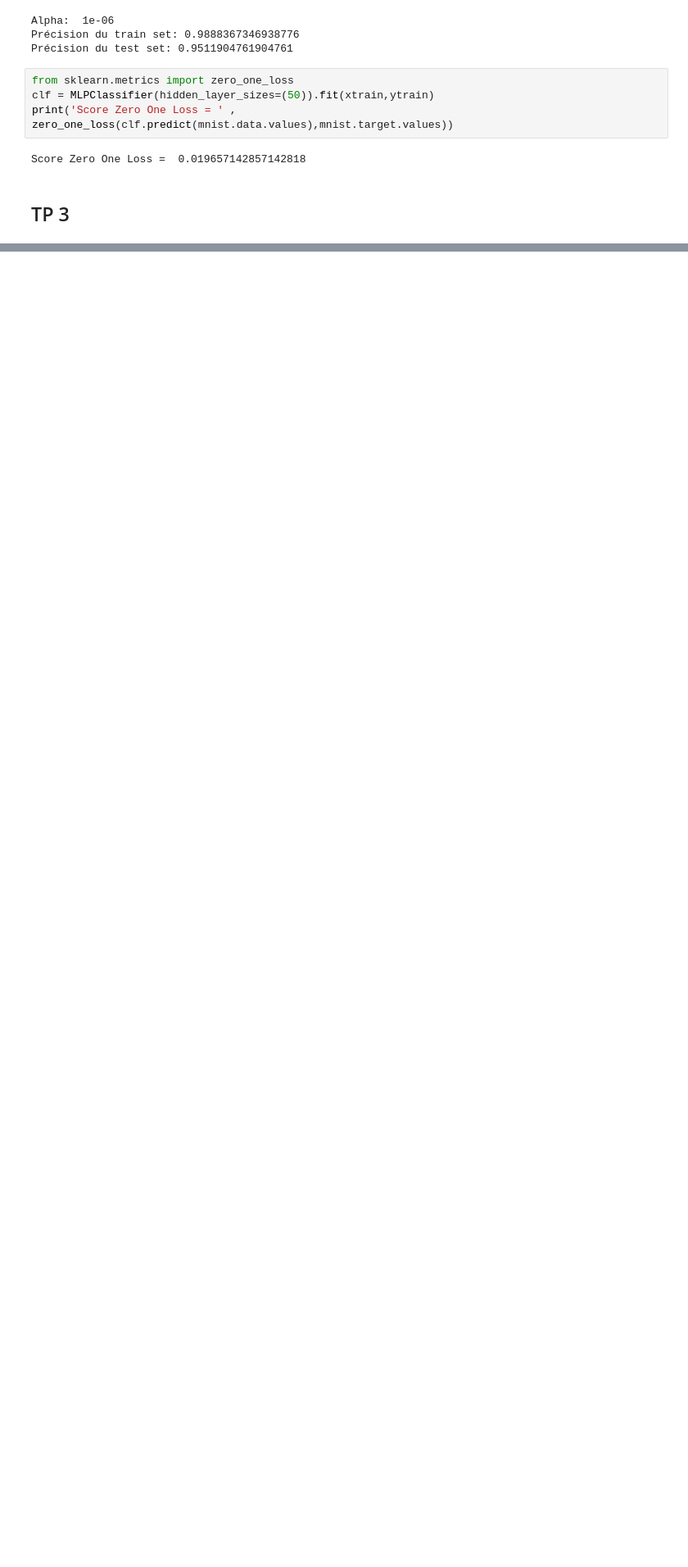
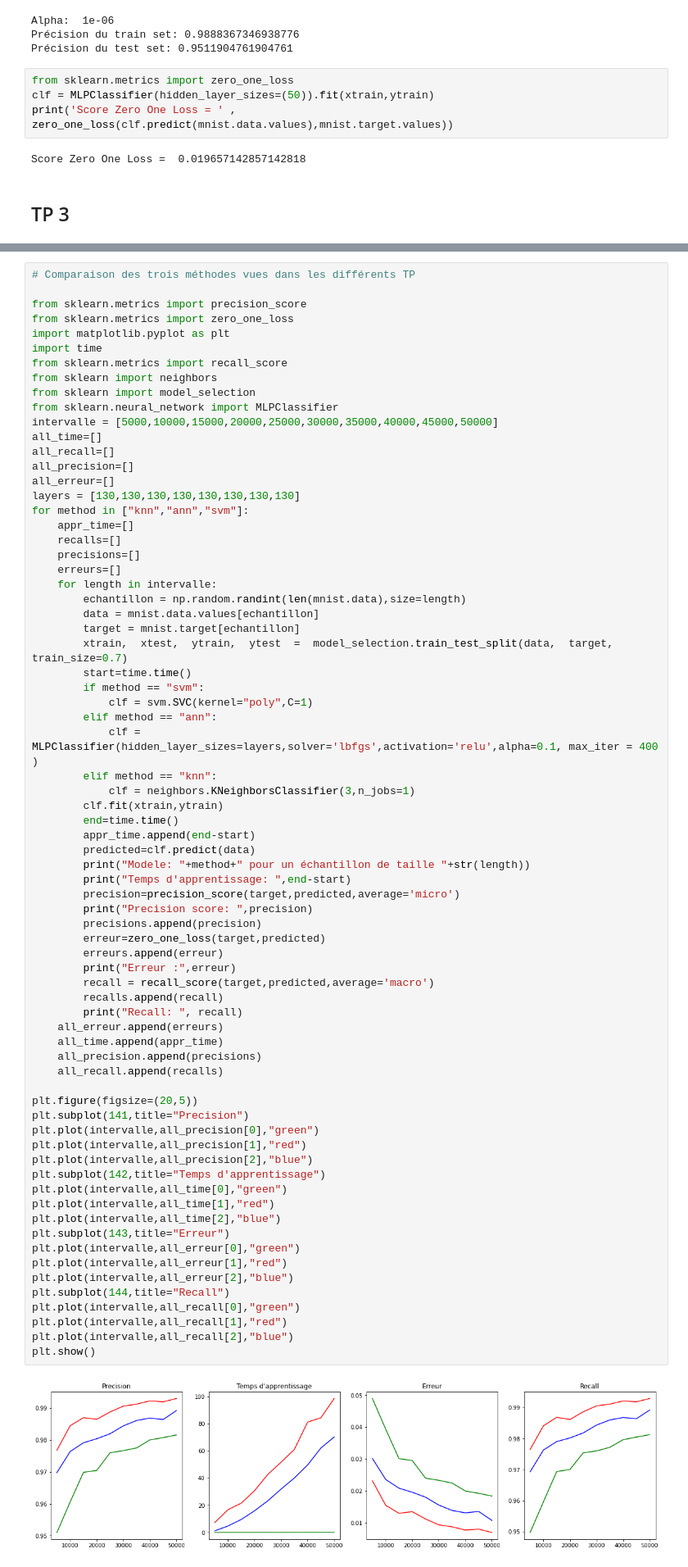
Before and after one commit to AurianeLRT/Apprentissag_Supervise, a Jupyter notebook: Apprentissage supervise.ipynb, the cells around one changed output, grey strips where cells are left out. Shown at 82% size. Cells and saved outputs as stored; diff of their text form; blank space fills up the shorter version.

```diff
--- a/Apprentissage supervise.ipynb
+++ b/Apprentissage supervise.ipynb
@@ -490,0 +612,74 @@ print(cm)
+# %%
+# Comparaison des trois méthodes vues dans les différents TP
+
+from sklearn.metrics import precision_score
+from sklearn.metrics import zero_one_loss
+import matplotlib.pyplot as plt
+import time
+from sklearn.metrics import recall_score
+from sklearn import neighbors
+from sklearn import model_selection
+from sklearn.neural_network import MLPClassifier
+intervalle = [5000,10000,15000,20000,25000,30000,35000,40000,45000,50000]
+all_time=[]
+all_recall=[]
+all_precision=[]
+all_erreur=[]
+layers = [130,130,130,130,130,130,130,130]
+for method in ["knn","ann","svm"]:
+    appr_time=[]
+    recalls=[]
+    precisions=[]
+    erreurs=[]
+    for length in intervalle:
+        echantillon = np.random.randint(len(mnist.data),size=length)
+        data = mnist.data.values[echantillon]
+        target = mnist.target[echantillon]
+        xtrain,  xtest,  ytrain,  ytest  =  model_selection.train_test_split(data,  target, train_size=0.7)
+        start=time.time()
+        if method == "svm":
+            clf = svm.SVC(kernel="poly",C=1)
+        elif method == "ann":
+            clf = MLPClassifier(hidden_layer_sizes=layers,solver='lbfgs',activation='relu',alpha=0.1, max_iter = 400 )
+        elif method == "knn":
+            clf = neighbors.KNeighborsClassifier(3,n_jobs=1)
+        clf.fit(xtrain,ytrain)
+        end=time.time()
+        appr_time.append(end-start)
+        predicted=clf.predict(data)
+        print("Modele: "+method+" pour un échantillon de taille "+str(length))
+        print("Temps d'apprentissage: ",end-start)
+        precision=precision_score(target,predicted,average='micro')
+        print("Precision score: ",precision)
+        precisions.append(precision)
+        erreur=zero_one_loss(target,predicted)
+        erreurs.append(erreur)
+        print("Erreur :",erreur)
+        recall = recall_score(target,predicted,average='macro')
+        recalls.append(recall)
+        print("Recall: ", recall)
+    all_erreur.append(erreurs)
+    all_time.append(appr_time)
+    all_precision.append(precisions)
+    all_recall.append(recalls)
+
+plt.figure(figsize=(20,5))
+plt.subplot(141,title="Precision")
+plt.plot(intervalle,all_precision[0],"green")
+plt.plot(intervalle,all_precision[1],"red")
+plt.plot(intervalle,all_precision[2],"blue")
+plt.subplot(142,title="Temps d'apprentissage")
+plt.plot(intervalle,all_time[0],"green")
+plt.plot(intervalle,all_time[1],"red")
+plt.plot(intervalle,all_time[2],"blue")
+plt.subplot(143,title="Erreur")
+plt.plot(intervalle,all_erreur[0],"green")
+plt.plot(intervalle,all_erreur[1],"red")
+plt.plot(intervalle,all_erreur[2],"blue")
+plt.subplot(144,title="Recall")
+plt.plot(intervalle,all_recall[0],"green")
+plt.plot(intervalle,all_recall[1],"red")
+plt.plot(intervalle,all_recall[2],"blue")
+plt.show()
+# %% [output]
+[figure, added]
```
Also changed, not shown: parts of 10 cells of this notebook.
